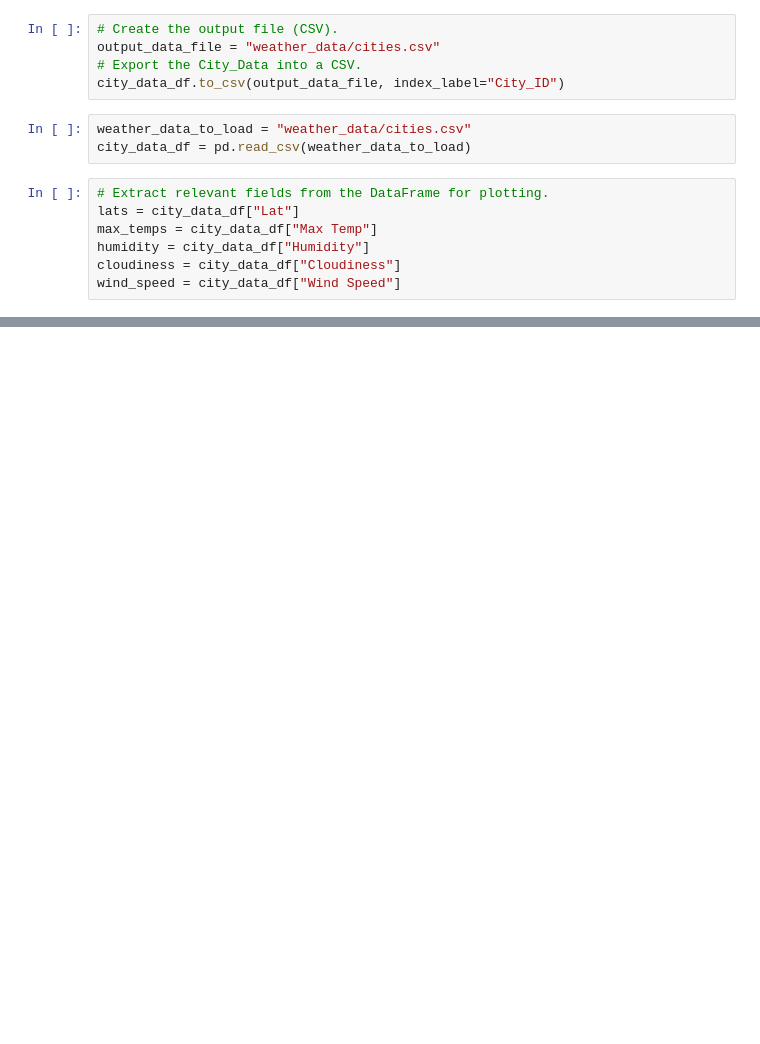
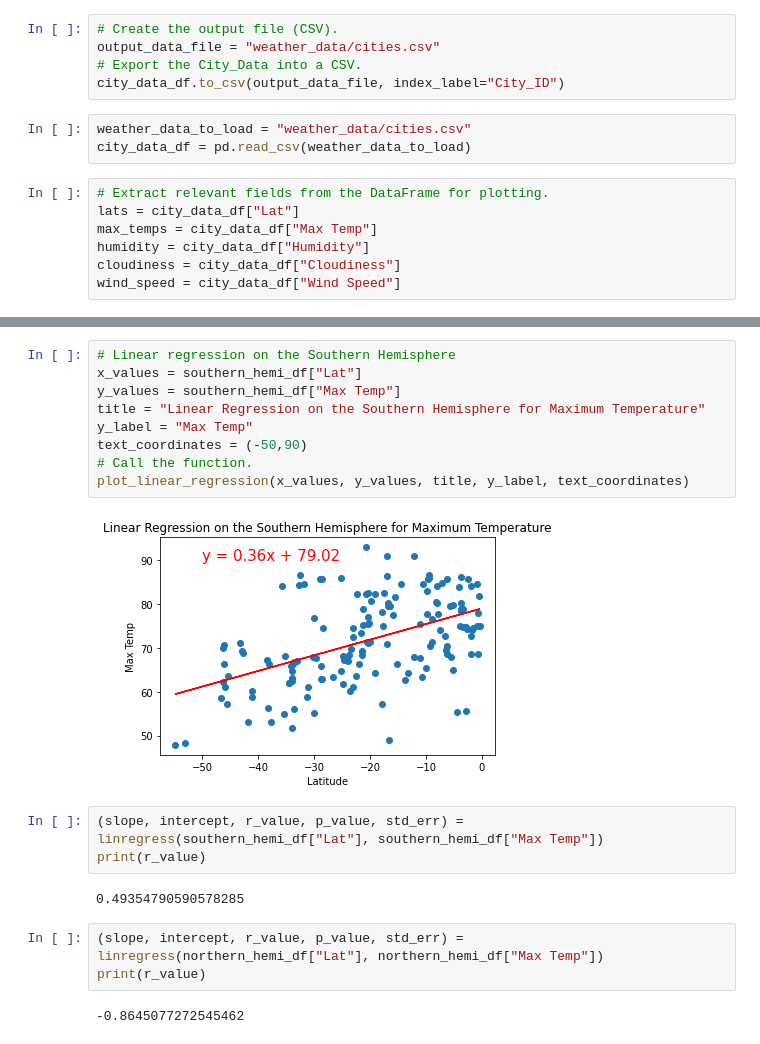
Before and after one commit to bratrudb/World_Weather_Analysis, a Jupyter notebook: WeatherPy.ipynb, the cells around one changed output, grey strips where cells are left out. Drawn from its saved outputs; the diff is of its cells as text; blank space fills up the shorter version.

```diff
--- a/WeatherPy.ipynb
+++ b/WeatherPy.ipynb
@@ -204,0 +305,21 @@ plt.show()
+# %%
+# Linear regression on the Southern Hemisphere
+x_values = southern_hemi_df["Lat"]
+y_values = southern_hemi_df["Max Temp"]
+title = "Linear Regression on the Southern Hemisphere for Maximum Temperature"
+y_label = "Max Temp"
+text_coordinates = (-50,90)
+# Call the function.
+plot_linear_regression(x_values, y_values, title, y_label, text_coordinates)
+# %% [output]
+[figure, added]
+# %%
+(slope, intercept, r_value, p_value, std_err) = linregress(southern_hemi_df["Lat"], southern_hemi_df["Max Temp"])
+print(r_value)
+# %% [output]
+0.49354790590578285
+# %%
+(slope, intercept, r_value, p_value, std_err) = linregress(northern_hemi_df["Lat"], northern_hemi_df["Max Temp"])
+print(r_value)
+# %% [output]
+-0.8645077272545462
```
Also changed, not shown: parts of 27 cells of this notebook, 7 other files.
